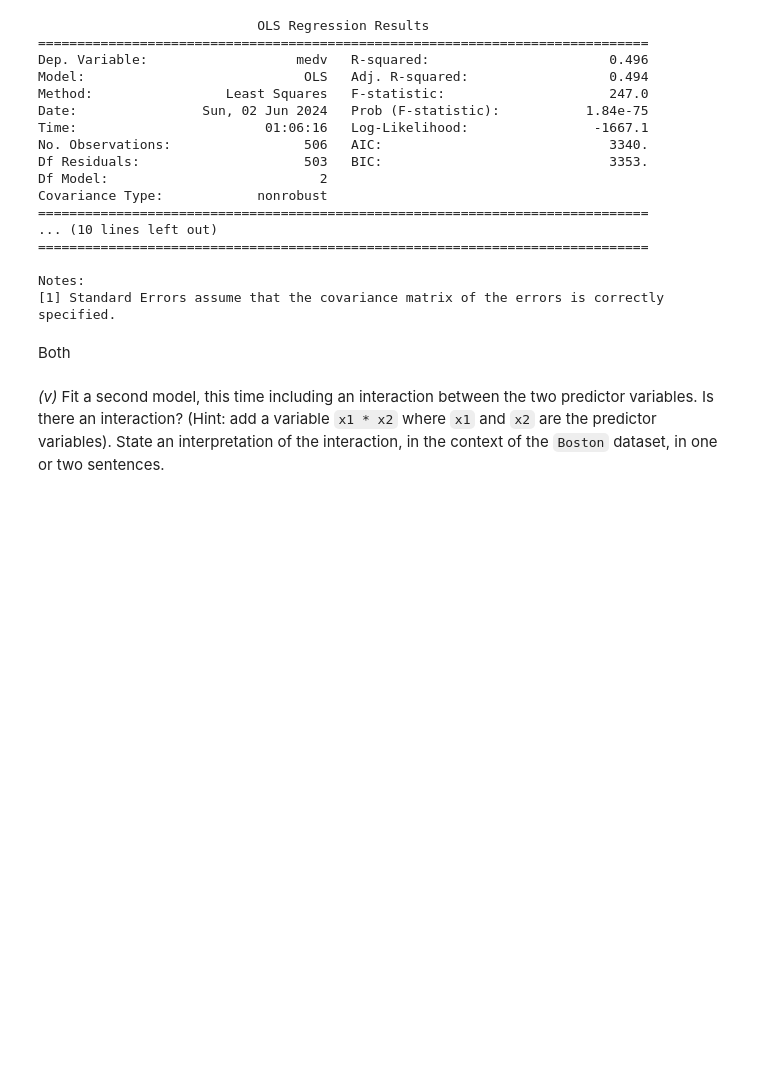
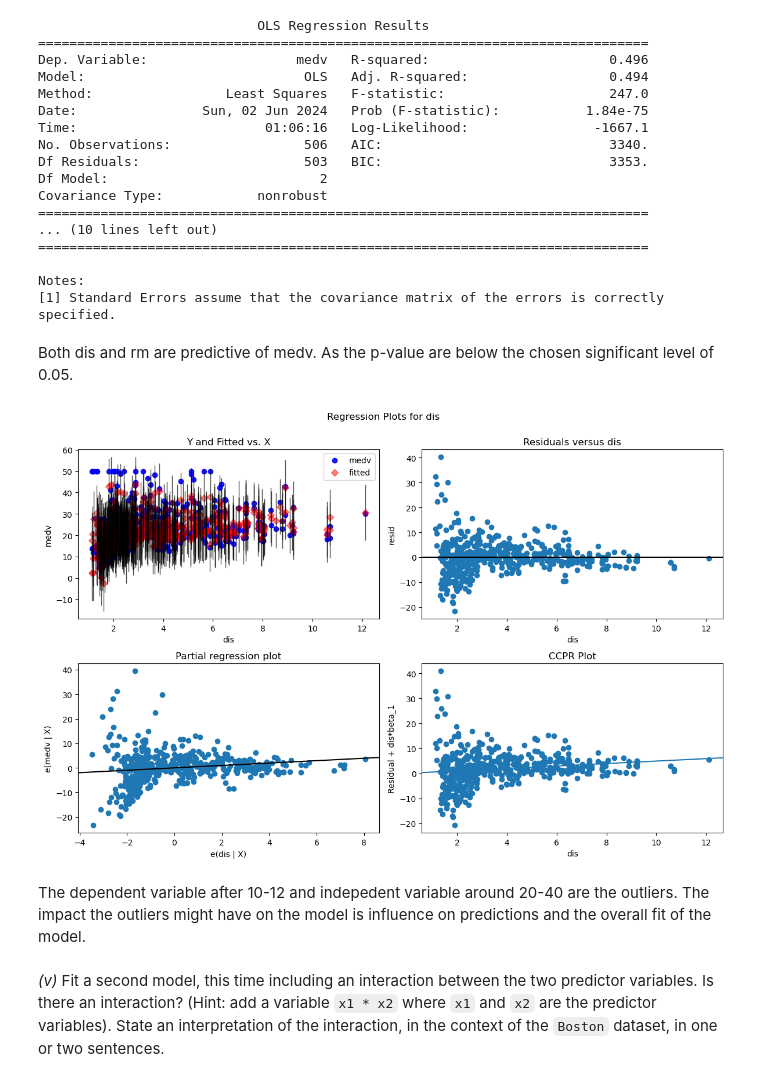
Before and after one commit to shabiga/applying_statistical_concepts, a Jupyter notebook: 02_assignments/assignment_1.ipynb, the cells around one changed output. Saved outputs shown, nothing was run; the diff lists cells and outputs as text; code cells hidden in the pictures; blank space fills up the shorter version.

```diff
--- a/02_assignments/assignment_1.ipynb
+++ b/02_assignments/assignment_1.ipynb
@@ -254,7 +254,20 @@ Covariance Type:            nonrobust
 Notes:
 [1] Standard Errors assume that the covariance matrix of the errors is correctly specified.
 # %% [markdown]
-Both
+Both dis and rm are predictive of medv. As the p-value are below the chosen significant level of 0.05.
+# %%
+#(iv)
+import statsmodels.api as sm
+from statsmodels.graphics.regressionplots import plot_regress_exog
+
+
+fig = plt.figure(figsize=(12, 8))
+plot_regress_exog(results, 'dis', fig=fig)
+plt.show()
+# %% [output]
+[figure, added]
+# %% [markdown]
+The dependent variable after 10-12 and indepedent variable around 20-40 are the outliers. The impact the outliers might have on the model is influence on predictions and the overall fit of the model.
 # %% [markdown]
 _(v)_ Fit a second model, this time including an interaction between the two predictor variables. Is there an interaction? (Hint: add a variable `x1 * x2` where `x1` and `x2` are the predictor variables). State an interpretation of the interaction, in the context of the `Boston` dataset, in one or two sentences.
 # %%
```
Also changed, not shown: parts of 2 cells of this notebook.
